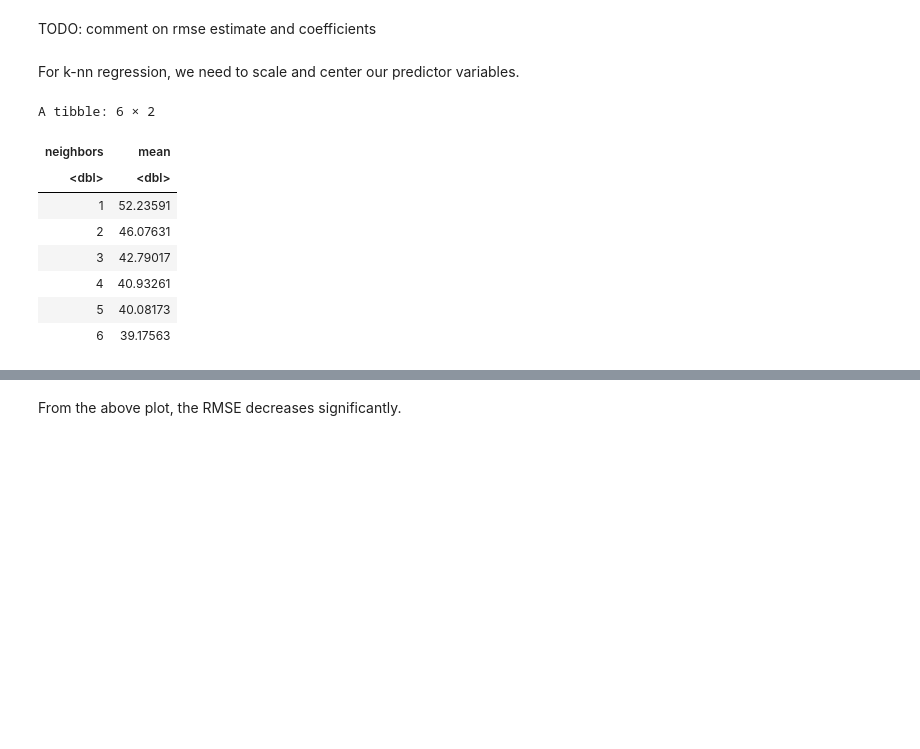
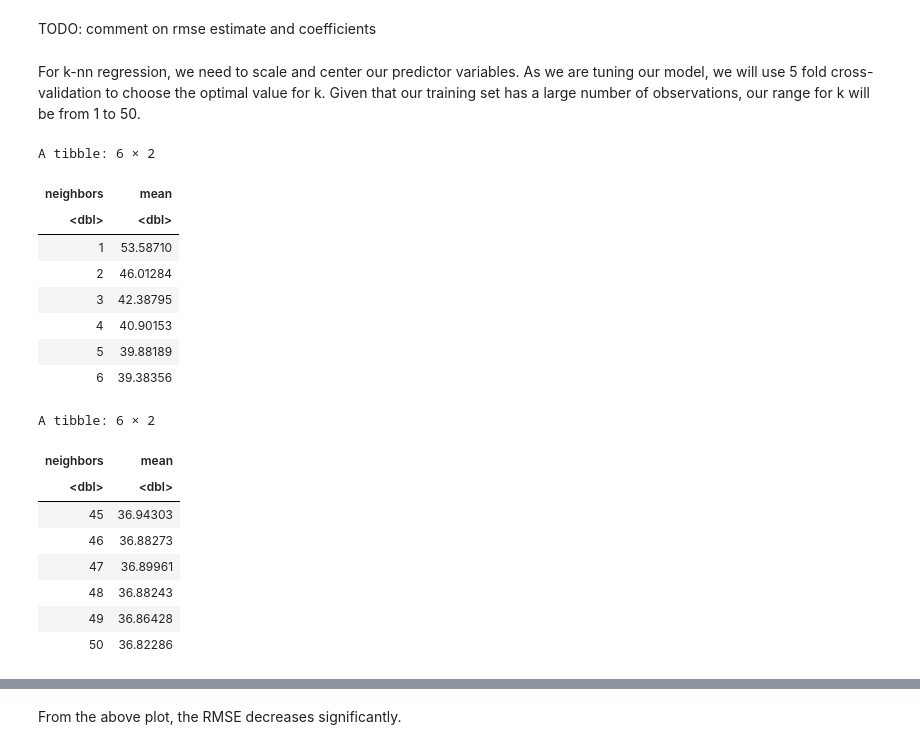
Before and after one commit to JeffreyJPZ/DSCI-100-Group_55-Project, a Jupyter notebook: Group_55-Project.ipynb, the cells around one changed output, grey strips where cells are left out. Cells and saved outputs as stored; diff of their text form; code cells hidden in the pictures; blank space fills up the shorter version.

```diff
--- a/Group_55-Project.ipynb
+++ b/Group_55-Project.ipynb
@@ -518,39 +494,51 @@ A tibble: 1 × 3
 # %% [markdown]
 TODO: comment on rmse estimate and coefficients
 # %% [markdown]
-For k-nn regression, we need to scale and center our predictor variables.
+For k-nn regression, we need to scale and center our predictor variables. As we are tuning our model, we will use 5 fold cross-validation to choose the optimal value for k. Given that our training set has a large number of observations, our range for k will be from 1 to 50.
 # %%
-black_knn_spec <- nearest_neighbor(weight_func = "rectangular", neighbors = tune()) |>
-                    set_engine("kknn") |>
-                    set_mode("regression")
+options(repr.plot.width = 12, repr.plot.height = 10)
+
+knn_spec <- nearest_neighbor(weight_func = "rectangular", neighbors = tune()) |>
+                set_engine("kknn") |>
+                set_mode("regression")
 
 black_knn_recipe <- recipe(ViolentCrimesPerPop ~ racepctblack, data = crime_training) |>
                     step_center(all_predictors()) |>
                     step_scale(all_predictors())
 
-black_vfold <- vfold_cv(crime_training, v = 5, strata = ViolentCrimesPerPop)
+vfold <- vfold_cv(crime_training, v = 5, strata = ViolentCrimesPerPop)
 
-kvals <- tibble(neighbors = seq(from = 1, to = 20, by = 1))
+kvals <- tibble(neighbors = seq(from = 1, to = 50, by = 1))
 
 black_knn_metrics <- workflow() |>
                 add_recipe(black_knn_recipe) |>
-                add_model(black_knn_spec) |>
-                tune_grid(resamples = black_vfold, grid = kvals) |>
+                add_model(knn_spec) |>
+                tune_grid(resamples = vfold, grid = kvals) |>
                 collect_metrics() |>
                 filter(.metric == "rmse") |>
                 select(neighbors, mean)
 
 head(black_knn_metrics)
+tail(black_knn_metrics)
 # %% [output]
 A tibble: 6 × 2
 | neighbors | mean |
 | <dbl> | <dbl> |
-| 1 | 52.23591 |
-| 2 | 46.07631 |
-| 3 | 42.79017 |
-| 4 | 40.93261 |
-| 5 | 40.08173 |
-| 6 | 39.17563 |
+| 1 | 53.58710 |
+| 2 | 46.01284 |
+| 3 | 42.38795 |
+| 4 | 40.90153 |
+| 5 | 39.88189 |
+| 6 | 39.38356 |
+A tibble: 6 × 2
+| neighbors | mean |
+| <dbl> | <dbl> |
+| 45 | 36.94303 |
+| 46 | 36.88273 |
+| 47 | 36.89961 |
+| 48 | 36.88243 |
+| 49 | 36.86428 |
+| 50 | 36.82286 |
 # %%
 black_k_plot <- black_knn_metrics |>
                 ggplot(aes(x = neighbors, y = mean)) +
```
Also changed, not shown: parts of 15 cells of this notebook.
